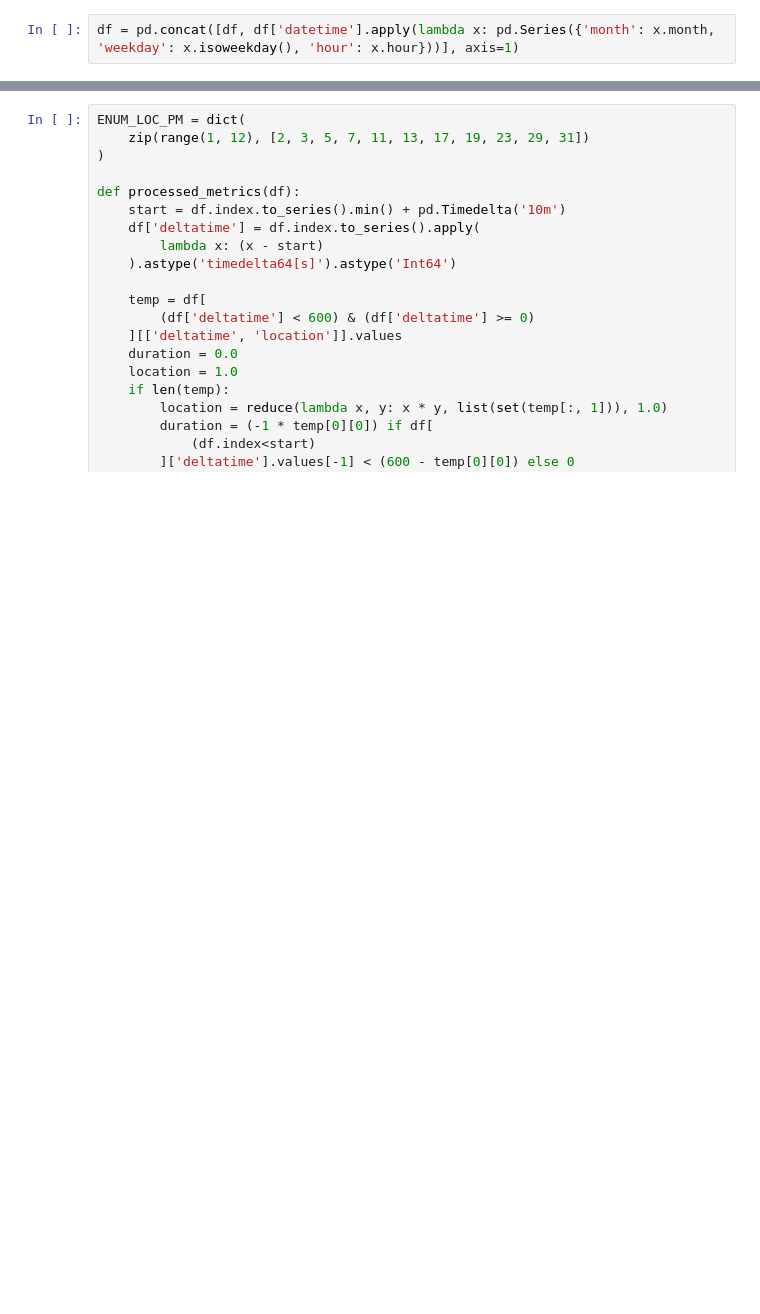
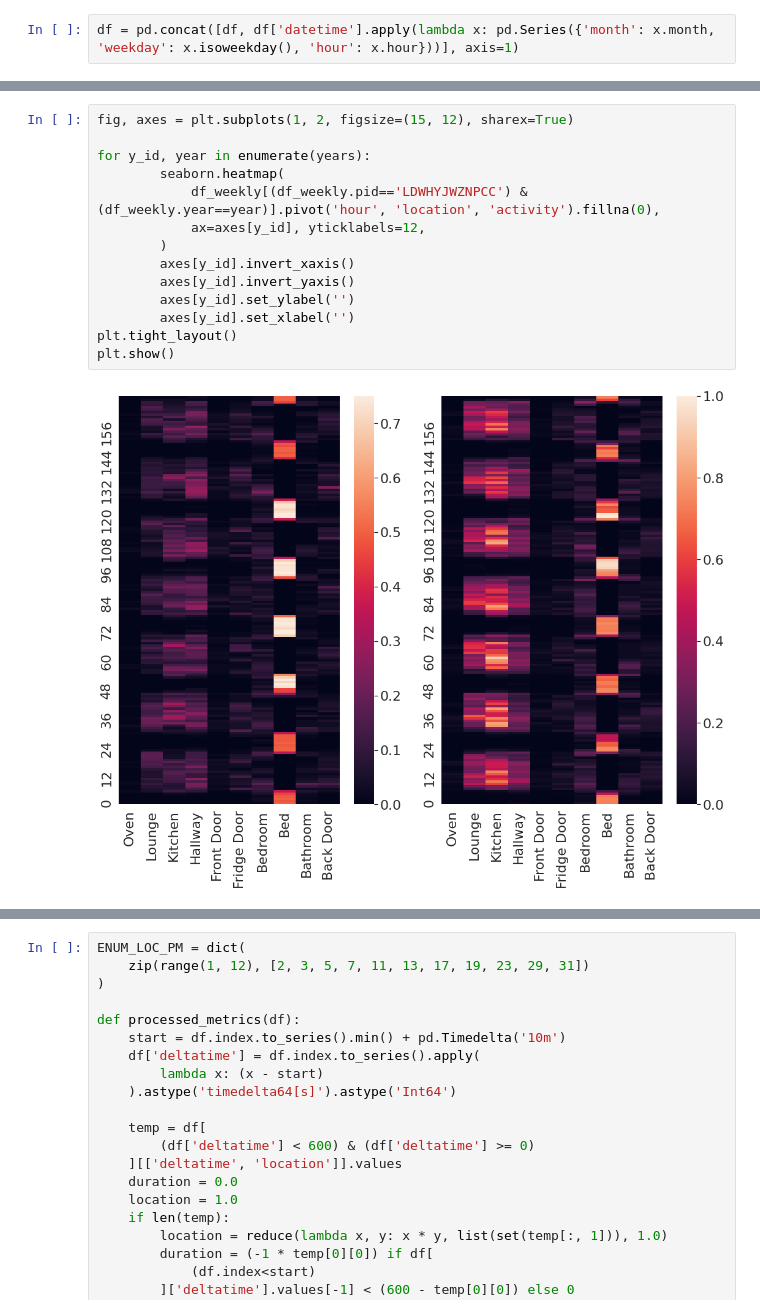
Before and after one commit to ferdianjovan/DRI_Environment, a Jupyter notebook: sensory_data.ipynb, the cells around one changed output, grey strips where cells are left out. Drawn from its saved outputs; the diff is of its cells as text; blank space fills up the shorter version.

```diff
--- a/sensory_data.ipynb
+++ b/sensory_data.ipynb
@@ -177,0 +166,16 @@ plt.show()
+# %%
+fig, axes = plt.subplots(1, 2, figsize=(15, 12), sharex=True)
+
+for y_id, year in enumerate(years):
+        seaborn.heatmap(
+            df_weekly[(df_weekly.pid=='LDWHYJWZNPCC') & (df_weekly.year==year)].pivot('hour', 'location', 'activity').fillna(0),
+            ax=axes[y_id], yticklabels=12,
+        )
+        axes[y_id].invert_xaxis()
+        axes[y_id].invert_yaxis()
+        axes[y_id].set_ylabel('')
+        axes[y_id].set_xlabel('')
+plt.tight_layout()
+plt.show()
+# %% [output]
+[figure, added]
```
Also changed, not shown: parts of 13 cells of this notebook.
